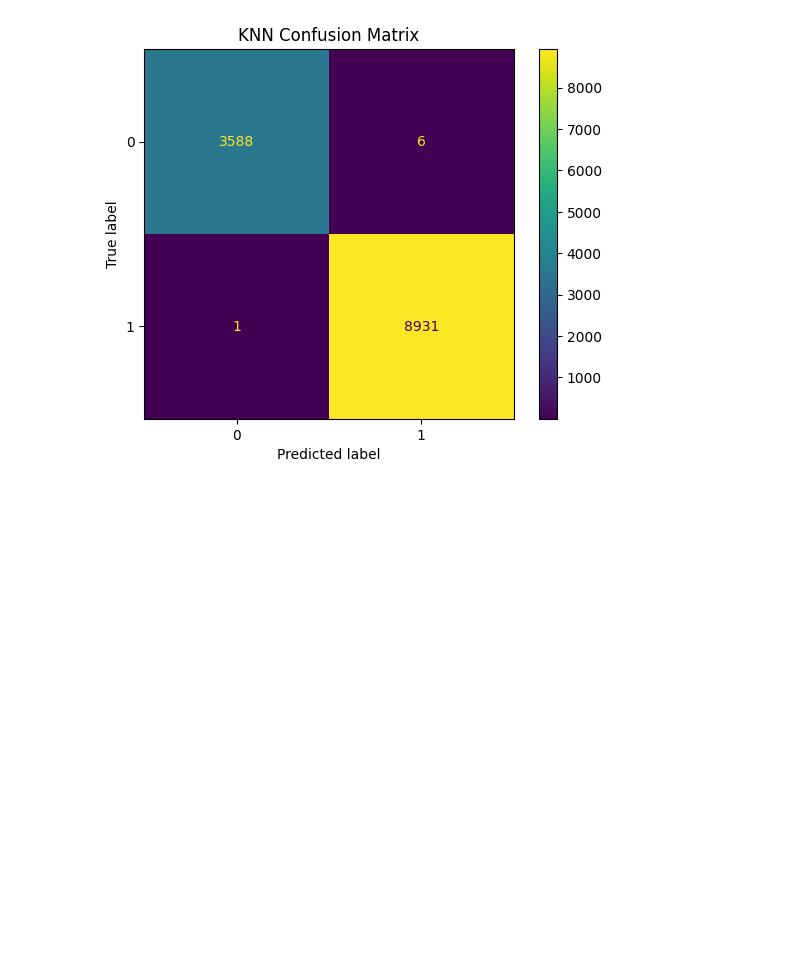
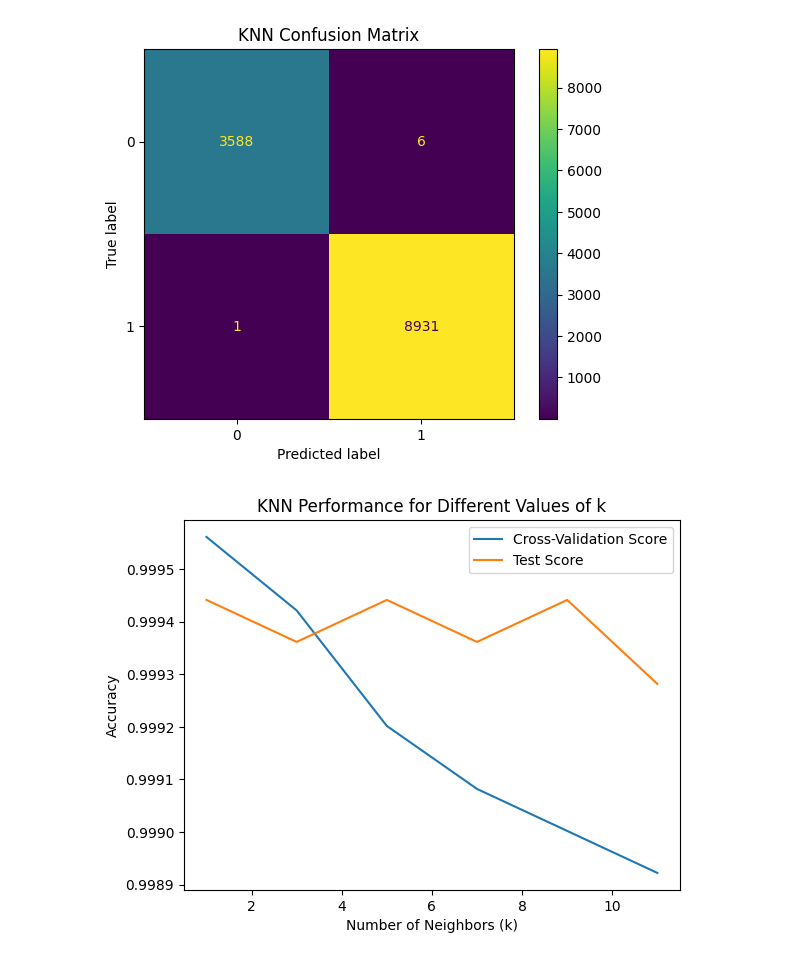
Before and after one commit to ZafeerAbbasi/MSE_413, a Jupyter notebook: Project/KNN.ipynb, the cells around one changed output. Drawn from its saved outputs; the diff is of its cells as text; code cells hidden in the pictures; blank space fills up the shorter version.

Commit message:
Update KNN.ipynb
1. Different Feature Selection Techniques were done and compared

2. Varying Hyperparameter settings were done

```diff
--- a/Project/KNN.ipynb
+++ b/Project/KNN.ipynb
@@ -193,3 +194,61 @@ Confusion Matrix:
  [   1 8931]]
 <Figure size 640x480 with 0 Axes>
 [figure]
+# %%
+#  This code is for varying the hyperparameter settings (number of neighbors) for the KNN classifier
+# Load the dataset
+df = pd.read_csv("smoke_detection_iot.csv")
+
+# Drop unnecessary columns
+data = df.drop(['Index', 'UTC', 'CNT'], axis=1)
+
+# Split data into features (X) and target variable (y)
+X = data.drop('Fire Alarm', axis=1)
+y = data['Fire Alarm']
+
+# Split data into training and testing sets (80% training, 20% testing)
+X_train, X_test, y_train, y_test = train_test_split(X, y, test_size=0.2, random_state=42)
+
+# Normalize features
+scaler = Normalizer()
+X_train_normalized = scaler.fit_transform(X_train)
+X_test_normalized = scaler.transform(X_test)
+
+# Define a list of values for k (number of neighbors)
+k_values = [1, 3, 5, 7, 9, 11]
+
+# Initialize lists to store results
+cv_scores = []
+test_scores = []
+
+# Loop over each value of k
+for k in k_values:
+    # Initialize KNN classifier with the current value of k
+    knn = KNeighborsClassifier(n_neighbors=k)
+
+    # Perform cross-validation to evaluate model performance
+    cv_score = np.mean(cross_val_score(knn, X_train_normalized, y_train, cv=5))
+    cv_scores.append(cv_score)
+
+    # Train KNN model on the entire training set
+    knn.fit(X_train_normalized, y_train)
+
+    # Make predictions on the testing set
+    y_pred = knn.predict(X_test_normalized)
+
+    # Evaluate model performance on the testing set
+    test_score = accuracy_score(y_test, y_pred)
+    test_scores.append(test_score)
+
+# Plot the results
+plt.plot(k_values, cv_scores, label='Cross-Validation Score')
+plt.plot(k_values, test_scores, label='Test Score')
+plt.xlabel('Number of Neighbors (k)')
+plt.ylabel('Accuracy')
+plt.title('KNN Performance for Different Values of k')
+plt.legend()
+plt.show()
+
+# This code will plot the cross-validation and test scores for different values of k, letting you to see how the model's performance varies with the number of neighbours.
+# %% [output]
+[figure, added]
```
Also changed, not shown: parts of 2 cells of this notebook.
